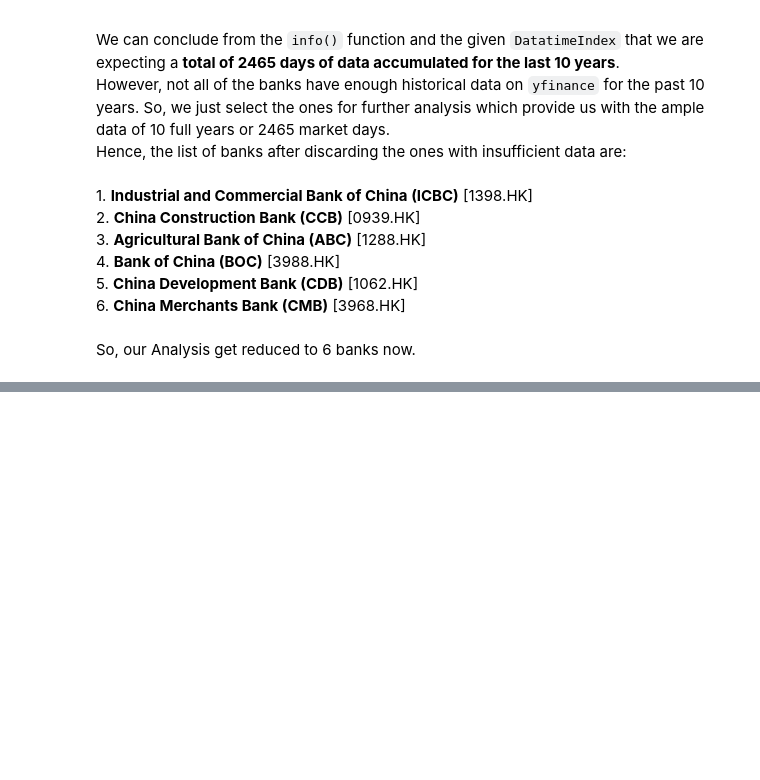
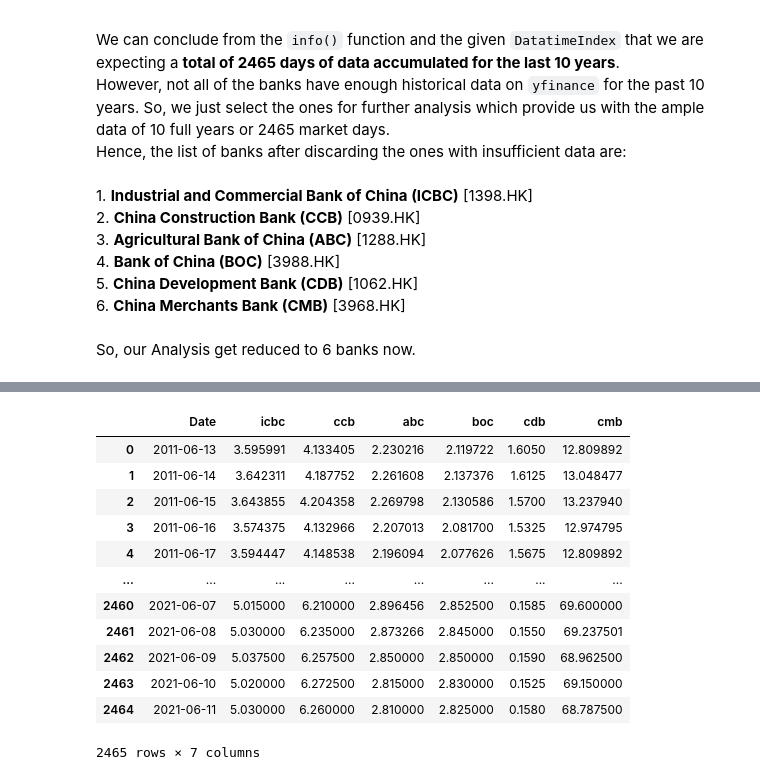
Before and after one commit to sankalok/mean-reversion-pair-strategy, a Jupyter notebook: StockAnalysis.ipynb, the cells around one changed output, grey strips where cells are left out. Drawn from its saved outputs; the diff is of its cells as text; code cells hidden in the pictures; blank space fills up the shorter version.

```diff
--- a/StockAnalysis.ipynb
+++ b/StockAnalysis.ipynb
@@ -221,0 +237,16 @@ So, our Analysis get reduced to 6 banks now.
+# %%
+naive_pdata = pd.DataFrame()
+# %%
+icbc_data['Expectation'] = (icbc_data['Open'] + icbc_data['Close'] + icbc_data['High'] + icbc_data['Low'])/4
+ccb_data['Expectation'] = (ccb_data['Open'] + ccb_data['Close'] + ccb_data['High'] + ccb_data['Low'])/4
+abc_data['Expectation'] = (abc_data['Open'] + abc_data['Close'] + abc_data['High'] + abc_data['Low'])/4
+boc_data['Expectation'] = (boc_data['Open'] + boc_data['Close'] + boc_data['High'] + boc_data['Low'])/4
+cdb_data['Expectation'] = (cdb_data['Open'] + cdb_data['Close'] + cdb_data['High'] + cdb_data['Low'])/4
+cmb_data['Expectation'] = (cmb_data['Open'] + cmb_data['Close'] + cmb_data['High'] + cmb_data['Low'])/4
+# %%
+naive_pdata['icbc'] = icbc_data['Expectation']
+naive_pdata['ccb'] = ccb_data['Expectation']
+naive_pdata['abc'] = abc_data['Expectation']
+naive_pdata['boc'] = boc_data['Expectation']
+naive_pdata['cdb'] = cdb_data['Expectation']
+naive_pdata['cmb'] = cmb_data['Expectation']
@@ -221,0 +270,18 @@ So, our Analysis get reduced to 6 banks now.
+# %%
+naive_pdata.reset_index(level=0, inplace=True)
+# %%
+naive_pdata
+# %% [output]
+|  | Date | icbc | ccb | abc | boc | cdb | cmb |
+| 0 | 2011-06-13 | 3.595991 | 4.133405 | 2.230216 | 2.119722 | 1.6050 | 12.809892 |
+| 1 | 2011-06-14 | 3.642311 | 4.187752 | 2.261608 | 2.137376 | 1.6125 | 13.048477 |
+| 2 | 2011-06-15 | 3.643855 | 4.204358 | 2.269798 | 2.130586 | 1.5700 | 13.237940 |
+| 3 | 2011-06-16 | 3.574375 | 4.132966 | 2.207013 | 2.081700 | 1.5325 | 12.974795 |
+| 4 | 2011-06-17 | 3.594447 | 4.148538 | 2.196094 | 2.077626 | 1.5675 | 12.809892 |
+| ... | ... | ... | ... | ... | ... | ... | ... |
+| 2460 | 2021-06-07 | 5.015000 | 6.210000 | 2.896456 | 2.852500 | 0.1585 | 69.600000 |
+| 2461 | 2021-06-08 | 5.030000 | 6.235000 | 2.873266 | 2.845000 | 0.1550 | 69.237501 |
+| 2462 | 2021-06-09 | 5.037500 | 6.257500 | 2.850000 | 2.850000 | 0.1590 | 68.962500 |
+| 2463 | 2021-06-10 | 5.020000 | 6.272500 | 2.815000 | 2.830000 | 0.1525 | 69.150000 |
+| 2464 | 2021-06-11 | 5.030000 | 6.260000 | 2.810000 | 2.825000 | 0.1580 | 68.787500 |
+2465 rows × 7 columns
```
Also changed, not shown: parts of 17 cells of this notebook.
